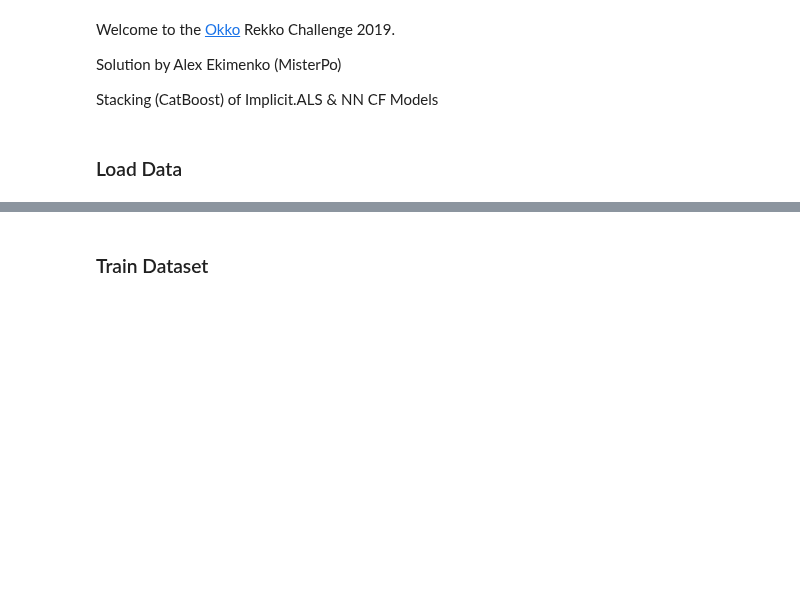
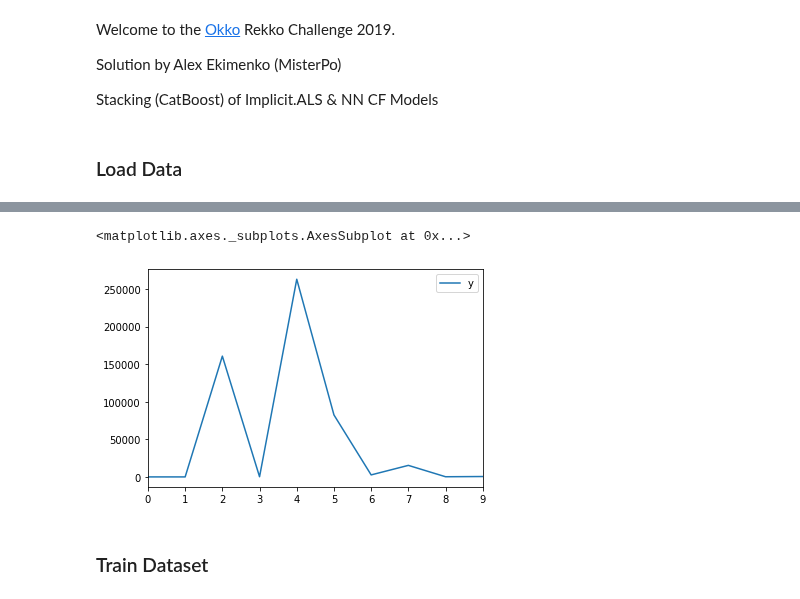
Before and after one commit to ml-workteam/ds-recommender-rekko-challenge, a Jupyter notebook: sandbox_als_recommender.ipynb, the cells around one changed output, grey strips where cells are left out. Cells and saved outputs as stored; diff of their text form; code cells hidden in the pictures; blank space fills up the shorter version.

```diff
--- a/sandbox_als_recommender.ipynb
+++ b/sandbox_als_recommender.ipynb
@@ -45,3 +73,8 @@ bookmarks = du.processBookmarks()
+# %%
+ds_val['y'].value_counts(bins=10).reset_index().sort_values(by='index').reset_index()[['index', 'y']].plot()
+# %% [output]
+<matplotlib.axes._subplots.AxesSubplot at 0x...>
+[figure, added]
 # %% [markdown]
 ### Train Dataset
 # %%
```
Also changed, not shown: parts of 4 cells of this notebook, 24 other files.
